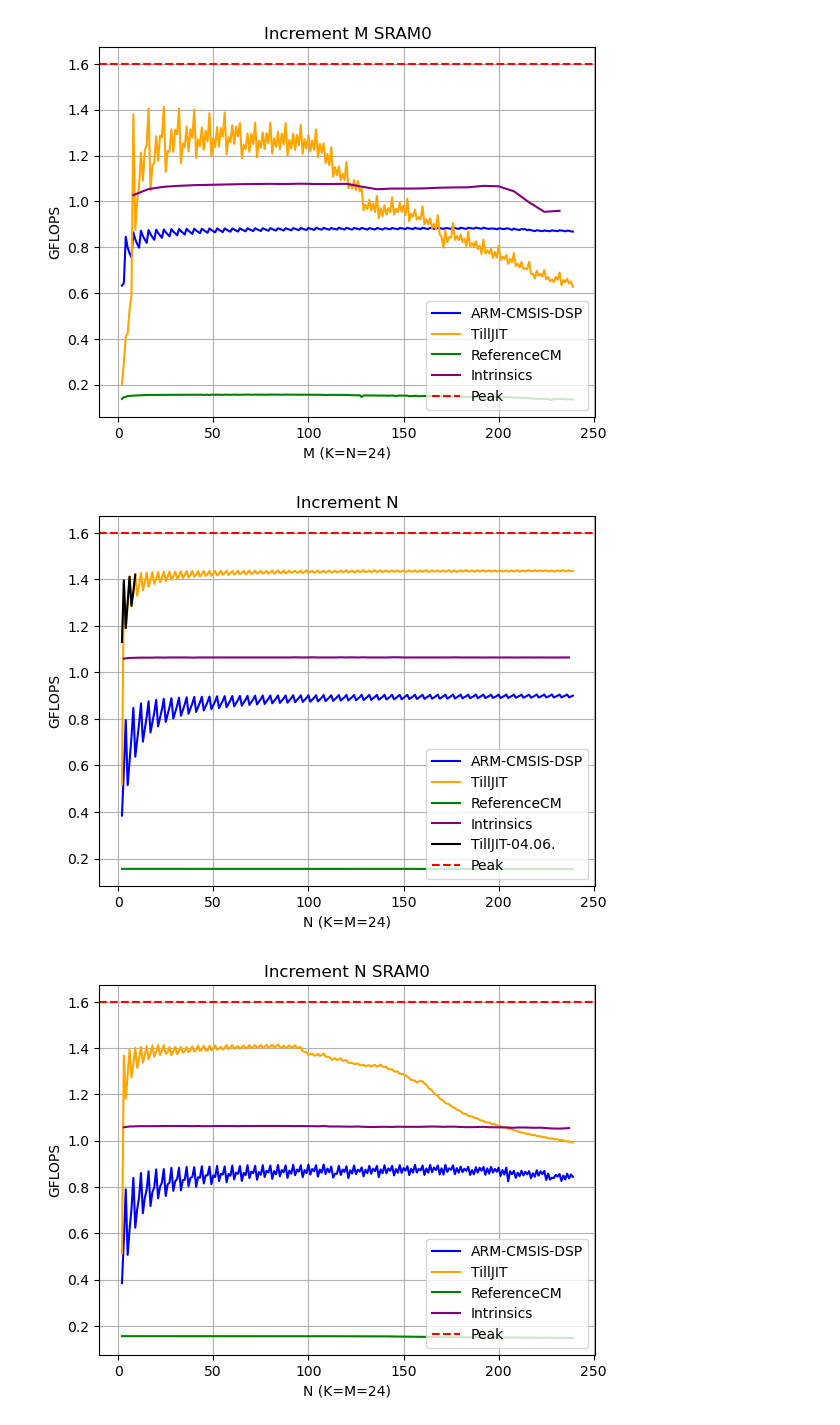
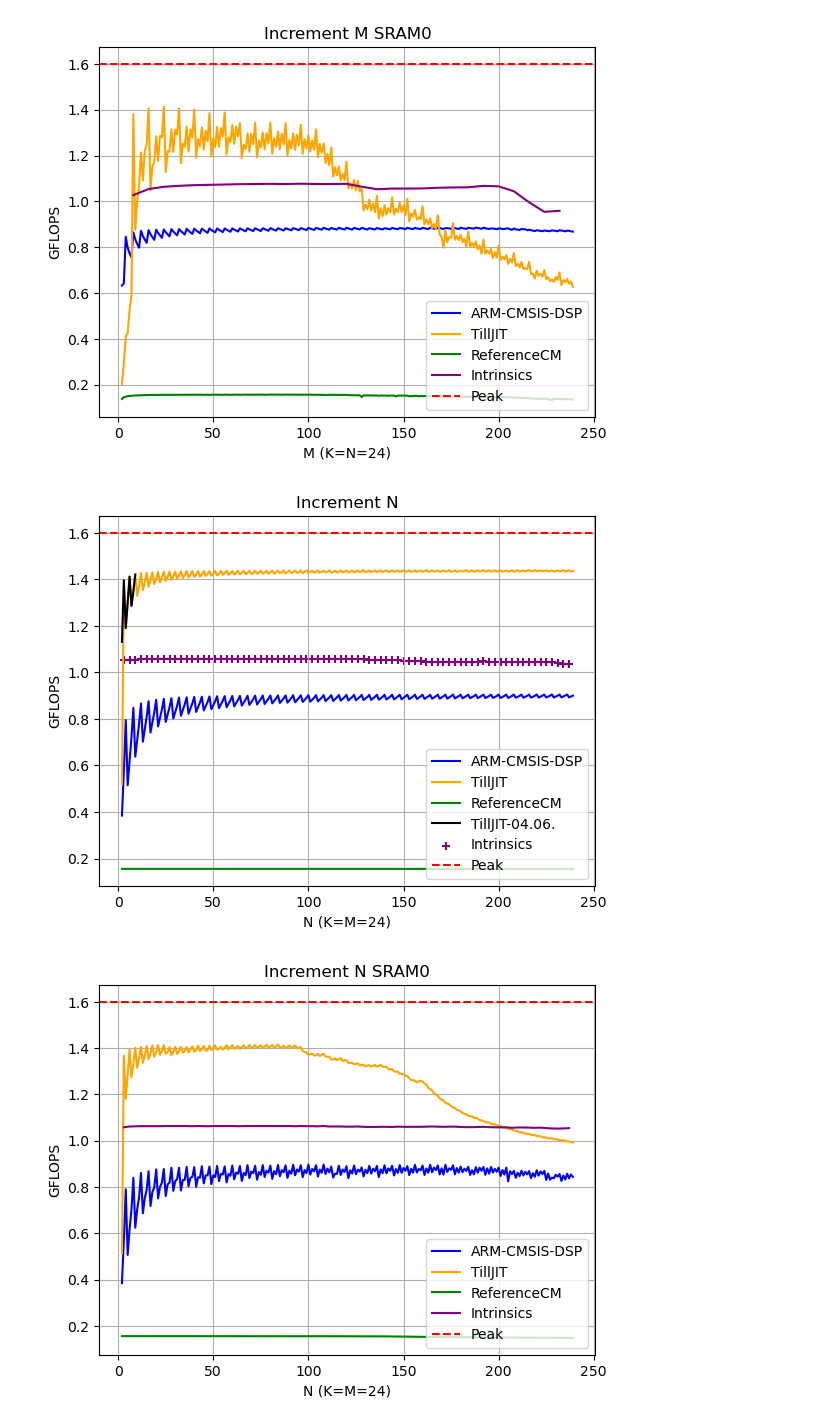
Before and after one commit to 01ill/e7-appkit-lab, a Jupyter notebook: results/jit/gemm_evaluation.ipynb, the cells around one changed output. Drawn from its saved outputs; the diff is of its cells as text; code cells hidden in the pictures.

```diff
--- a/results/jit/gemm_evaluation.ipynb
+++ b/results/jit/gemm_evaluation.ipynb
@@ -256,7 +256,10 @@ data
 #plt.figure(figsize=(10, 6))
 for type_exec in data['Type'].unique():
     subset = data[data['Type'] == type_exec]
-    plt.plot(subset['M'], subset['GFLOPS'], label=type_exec, color=color_map.get(type_exec, 'black'))
+    if type_exec == "Intrinsics":
+        plt.plot(subset['M'], subset['GFLOPS'], label=type_exec, color=color_map.get(type_exec, 'black'), linestyle='-.', marker='^')
+    else:
+        plt.plot(subset['M'], subset['GFLOPS'], label=type_exec, color=color_map.get(type_exec, 'black'))
 
 plt.axhline(y=1.6, color='r', linestyle='--', label='Peak')
 plt.xlabel('Size (M=N=K)')
@@ -290,7 +293,10 @@ data
 #plt.figure(figsize=(10, 6))
 for type_exec in data['Type'].unique():
     subset = data[data['Type'] == type_exec]
-    plt.plot(subset['M'], subset['GFLOPS'], label=type_exec, color=color_map.get(type_exec, 'black'))
+    if type_exec == "Intrinsics":
+        plt.plot(subset['M'], subset['GFLOPS'], label=type_exec, color=color_map.get(type_exec, 'black'), linestyle='-.', marker='^')
+    else:
+        plt.plot(subset['M'], subset['GFLOPS'], label=type_exec, color=color_map.get(type_exec, 'black'))
 
 plt.axhline(y=1.6, color='r', linestyle='--', label='Peak')
 plt.xlabel('M (K=N=24)')
@@ -321,20 +327,23 @@ plt.show()
 # %%
 data = pd.read_csv('gemm_growing_n.csv', sep=";")
 data
 #plt.figure(figsize=(10, 6))
 for type_exec in data['Type'].unique():
     subset = data[data['Type'] == type_exec]
-    plt.plot(subset['N'], subset['GFLOPS'], label=type_exec, color=color_map.get(type_exec, 'black'))
+    if type_exec == "Intrinsics":
+        plt.scatter(subset['N'], subset['GFLOPS'], label=type_exec, color=color_map.get(type_exec, 'black'), marker='+')
+    else:
+        plt.plot(subset['N'], subset['GFLOPS'], label=type_exec, color=color_map.get(type_exec, 'black'))
 
 plt.axhline(y=1.6, color='r', linestyle='--', label='Peak')
 plt.xlabel('N (K=M=24)')
 plt.ylabel('GFLOPS')
 plt.legend(loc='lower right')
 plt.grid(True)
 plt.title("Increment N")
 plt.show()
 # %% [output]
-[figure, old version]
+[figure, new version]
 # %%
 data = pd.read_csv('gemm_growing_n_sram0.csv', sep=";")
 data
```
Also changed, not shown: parts of 4 cells of this notebook, 5 other files.
